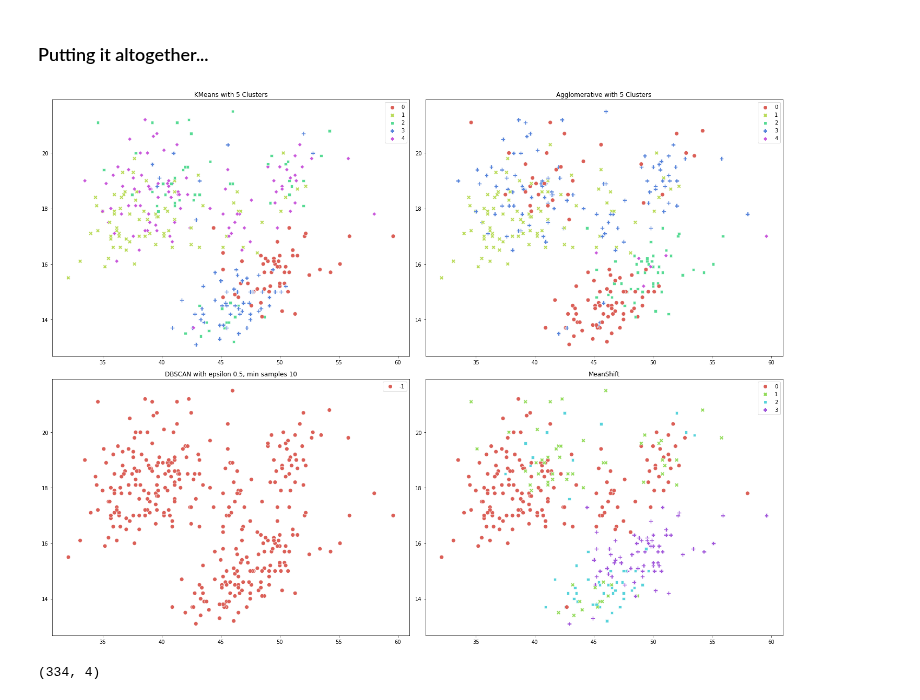
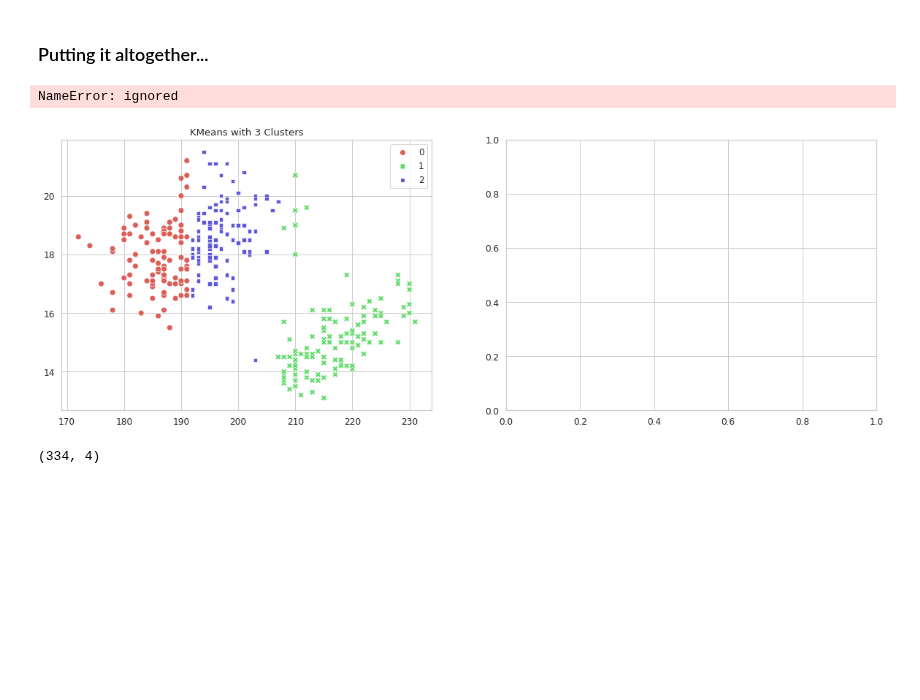
Before and after one commit to clizarraga-UAD7/Notebooks, a Jupyter notebook: Intro_UnsupervisedLearning.ipynb, the cells around one changed output. Cells and saved outputs as stored; diff of their text form; code cells hidden in the pictures; blank space fills up the shorter version.

```diff
--- a/Intro_UnsupervisedLearning.ipynb
+++ b/Intro_UnsupervisedLearning.ipynb
@@ -111,18 +330,19 @@ Will use only 3 properties: culmen length and width and flipper length.
 # %%
 from sklearn.cluster import KMeans
 k_means=KMeans(n_clusters=3,random_state=42)
-k_means.fit(df[['culmen_length_mm', 'culmen_depth_mm', 'flipper_length_mm' ]])
+k_means.fit(df[['culmen_depth_mm', 'flipper_length_mm' ]])
 # %% [output]
 KMeans(n_clusters=3, random_state=42)
 # %%
 df['KMeans_labels']=k_means.labels_
 
 # Plotting resulting clusters
-colors=['purple','red','blue','green']
-plt.figure(figsize=(10,10))
-plt.scatter(df['culmen_depth_mm'],df['culmen_length_mm'],c=df['KMeans_labels'],cmap=matplotlib.colors.ListedColormap(colors),s=15)
+#colors=['purple','red','blue','green']
+
+sns.set(style='whitegrid', palette="deep", font_scale=1.1, rc={"figure.figsize": [10,10]})
+sns.scatterplot(df['flipper_length_mm'], df['culmen_depth_mm'], hue=df['KMeans_labels'])
 plt.title('K-Means Clustering',fontsize=20)
-plt.xlabel('Feature 1',fontsize=14)
-plt.ylabel('Feature 2',fontsize=14)
+plt.ylabel('Culmen depth (mm)',fontsize=14)
+plt.xlabel('Flipper length (mm)',fontsize=14)
 plt.show()
 # %% [output]
@@ -376,7 +596,8 @@ For n_clusters = 6 The average silhouette_score is : 0.5193150570287087
 # %%
 from sklearn.cluster import AgglomerativeClustering
 model = AgglomerativeClustering(n_clusters=6, linkage='ward', affinity='euclidean')
-model.fit(df[['culmen_length_mm', 'culmen_depth_mm', 'flipper_length_mm', 'body_mass_g' ]])
+#model.fit(df[['culmen_length_mm', 'culmen_depth_mm', 'flipper_length_mm', 'body_mass_g' ]])
+model.fit(df[['flipper_length_mm', 'culmen_depth_mm']])
 labels = model.labels_
 print(
     "Silhouette Coefficient: %0.3f"
@@ -485,7 +706,7 @@ from sklearn.datasets import make_blobs
 from sklearn.preprocessing import StandardScaler
 
 
-dbscan=DBSCAN(eps=0.5,min_samples=10)
+dbscan=DBSCAN(eps=0.5,min_samples=30)
 #dbscan.fit(df[['culmen_length_mm', 'culmen_depth_mm', 'flipper_length_mm']])
-dbscan.fit(df[['culmen_length_mm', 'culmen_depth_mm']])
+dbscan.fit(df[['flipper_length_mm', 'culmen_depth_mm']])
 # %% [output]
@@ -882,54 +1106,54 @@ plt.show()
 # %% [markdown]
 ### Putting it altogether...
 # %%
-X = df[["culmen_length_mm", "culmen_depth_mm", "flipper_length_mm", "body_mass_g"]].values
-
+X = df[["flipper_length_mm", "culmen_depth_mm"]].values
 
 fig = plt.figure(figsize=(20,15))
 
 ##### KMeans #####
 ax = fig.add_subplot(221)
 
-km5 = KMeans(n_clusters=5).fit(X)
+km5 = KMeans(n_clusters=3).fit(X)
 #X['Labels'] = km5.labels_
 sns.scatterplot(X[:,0], X[:,1], hue=km5.labels_, style=km5.labels_,
-                palette=sns.color_palette('hls', 5), s=60, ax=ax)
-ax.set_title('KMeans with 5 Clusters')
+                palette=sns.color_palette('hls', 3), s=60, ax=ax)
+ax.set_title('KMeans with 3 Clusters')
 
 
 ##### Agglomerative Clustering #####
 ax = fig.add_subplot(222)
 
-agglom = AgglomerativeClustering(n_clusters=5, linkage='average').fit(X)
+agglom = AgglomerativeClustering(n_clusters=3, linkage='average').fit(X)
 #X['Labels'] = agglom.labels_
 sns.scatterplot(X[:,0], X[:,1], hue=agglom.labels_, style=agglom.labels_,
                 palette=sns.color_palette('hls', 5), s=60, ax=ax)
 ax.set_title('Agglomerative with 5 Clusters')
 
 
 ##### DBSCAN #####
 ax = fig.add_subplot(223)
 
-db = DBSCAN(eps=0.5, min_samples=10).fit(X)
+db = DBSCAN(eps=0.5, min_samples=30).fit(X)
 #X['Labels'] = db.labels_
 sns.scatterplot(X[:,0], X[:,1], hue=db.labels_, style=db.labels_, s=60,
                 palette=sns.color_palette('hls', np.unique(db.labels_).shape[0]), ax=ax)
 ax.set_title('DBSCAN with epsilon 0.5, min samples 10')
 
 
 ##### MEAN SHIFT #####
 ax = fig.add_subplot(224)
 bandwidth = estimate_bandwidth(X, quantile=0.2, n_samples=200)
 ms = MeanShift(bandwidth=bandwidth, bin_seeding=True).fit(X)
 #X['Labels'] = ms.labels_
 sns.scatterplot(X[:,0], X[:,1], hue=ms.labels_, style=ms.labels_, s=60,
                 palette=sns.color_palette('hls', np.unique(ms.labels_).shape[0]), ax=ax)
 ax.set_title('MeanShift')
 
 plt.tight_layout()
 plt.show()
 # %% [output]
+NameError: ignored
-[figure, old version]
+[figure, new version]
 # %%
 X.shape
 # %% [output]
```
Also changed, not shown: parts of 49 cells of this notebook.
